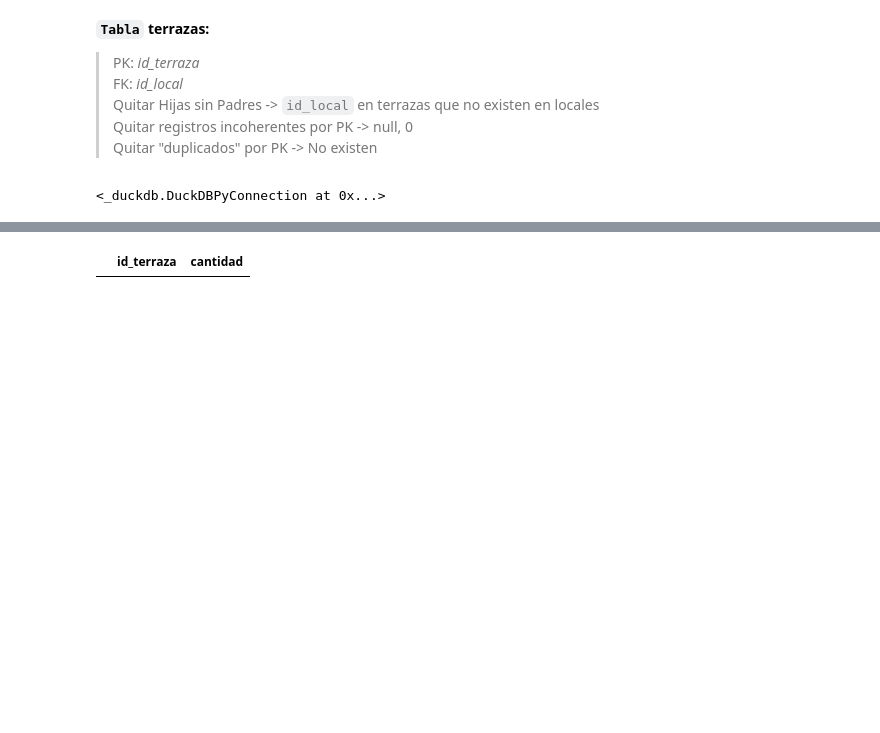
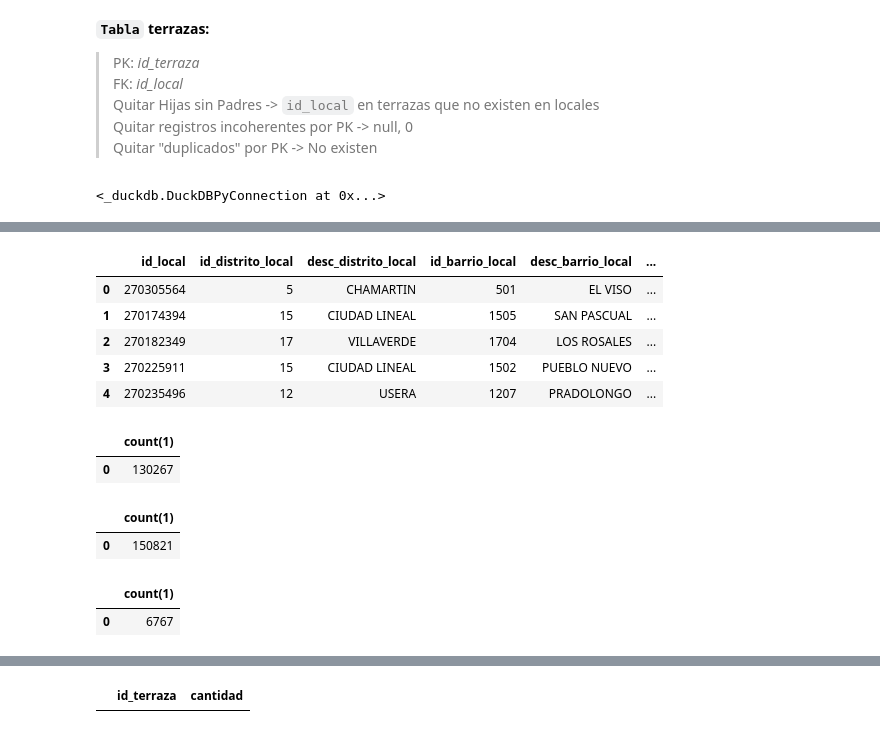
Before and after one commit to jhonjairo-rc/ucm-nosql-locales-listings, a Jupyter notebook: notebook/dataset.ipynb, the cells around one changed output, grey strips where cells are left out. Cells and saved outputs as stored; diff of their text form; code cells hidden in the pictures; blank space fills up the shorter version.

```diff
--- a/notebook/dataset.ipynb
+++ b/notebook/dataset.ipynb
@@ -221 +392,10 @@ con.execute(f"CREATE OR REPLACE TABLE {silver_schema}.terrazas AS \
+# %%
+con.execute(f"select * from {gold_schema}.locales").df().head(5)
+# %% [output]
+|  | id_local | id_distrito_local | desc_distrito_local | id_barrio_local | desc_barrio_local | ... |
+| 0 | 270305564 | 5 | CHAMARTIN | 501 | EL VISO | ... |
+| 1 | 270174394 | 15 | CIUDAD LINEAL | 1505 | SAN PASCUAL | ... |
+| 2 | 270182349 | 17 | VILLAVERDE | 1704 | LOS ROSALES | ... |
+| 3 | 270225911 | 15 | CIUDAD LINEAL | 1502 | PUEBLO NUEVO | ... |
+| 4 | 270235496 | 12 | USERA | 1207 | PRADOLONGO | ... |
 # %%
@@ -222,0 +403,15 @@ con.execute(f"CREATE OR REPLACE TABLE {silver_schema}.terrazas AS \
+# %%
+con.execute(f"select count(1) from {silver_schema}.actividades").df()
+# %% [output]
+|  | count(1) |
+| 0 | 130267 |
+# %%
+con.execute(f"select count(1) from {silver_schema}.licencias").df()
+# %% [output]
+|  | count(1) |
+| 0 | 150821 |
+# %%
+con.execute(f"select count(1) from {silver_schema}.terrazas").df()
+# %% [output]
+|  | count(1) |
+| 0 | 6767 |
```
Also changed, not shown: parts of 60 cells of this notebook.
